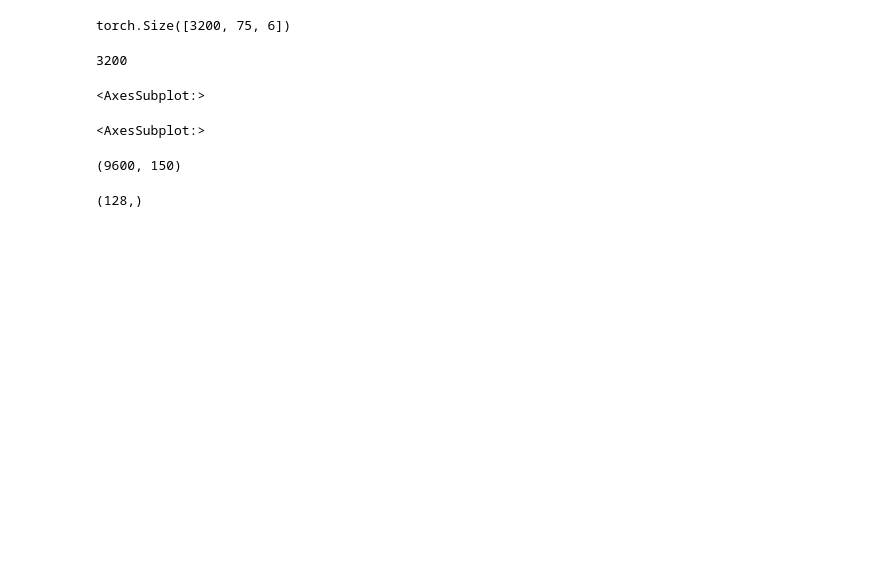
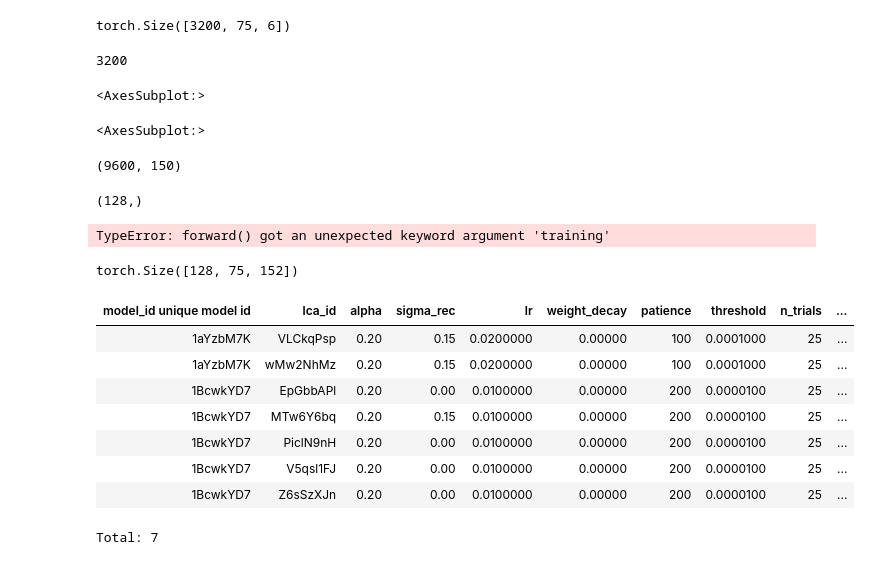
Before and after one commit to cmlangdon/LatentCircuitAnalysis, a Jupyter notebook: LCAExperiments.ipynb, the cells around one changed output. Drawn from its saved outputs; the diff is of its cells as text; code cells hidden in the pictures; blank space fills up the shorter version.

```diff
--- a/LCAExperiments.ipynb
+++ b/LCAExperiments.ipynb
@@ -2542,3 +2529,15 @@ np.concatenate(mean_x,axis=0).shape
 mean_z.shape
 # %% [output]
 (128,)
+# %%
+x,_,z = rnn.forward(inputs.to(device=device),training=False)
+x = x.detach().cpu()
+z = z.detach().cpu()
+labels = torch.cat((x,z), dim=2)
+df = pd.DataFrame(data=conditions)
+df['labels']=list(labels.numpy())
+df['inputs']=list(inputs.numpy())
+
+mean_labels = df.groupby(['context','motion_coh','color_coh'])['labels'].apply(np.mean).values
+# %% [output]
+TypeError: forward() got an unexpected keyword argument 'training'
@@ -2544,0 +2582,16 @@ mean_z.shape
+# %%
+mean_labels.shape
+# %% [output]
+torch.Size([128, 75, 152])
+# %%
+LCA_paper()
+# %% [output]
+| model_id unique model id | lca_id | alpha | sigma_rec | lr | weight_decay | patience | threshold | n_trials | ... |
+| 1aYzbM7K | VLCkqPsp | 0.20 | 0.15 | 0.0200000 | 0.00000 | 100 | 0.0001000 | 25 | ... |
+| 1aYzbM7K | wMw2NhMz | 0.20 | 0.15 | 0.0200000 | 0.00000 | 100 | 0.0001000 | 25 | ... |
+| 1BcwkYD7 | EpGbbAPl | 0.20 | 0.00 | 0.0100000 | 0.00000 | 200 | 0.0000100 | 25 | ... |
+| 1BcwkYD7 | MTw6Y6bq | 0.20 | 0.15 | 0.0100000 | 0.00000 | 200 | 0.0000100 | 25 | ... |
+| 1BcwkYD7 | PiclN9nH | 0.20 | 0.00 | 0.0100000 | 0.00000 | 200 | 0.0000100 | 25 | ... |
+| 1BcwkYD7 | V5qsl1FJ | 0.20 | 0.00 | 0.0100000 | 0.00000 | 200 | 0.0000100 | 25 | ... |
+| 1BcwkYD7 | Z6sSzXJn | 0.20 | 0.00 | 0.0100000 | 0.00000 | 200 | 0.0000100 | 25 | ... |
+Total: 7
```
Also changed, not shown: parts of 7 cells of this notebook, 5 other files.
